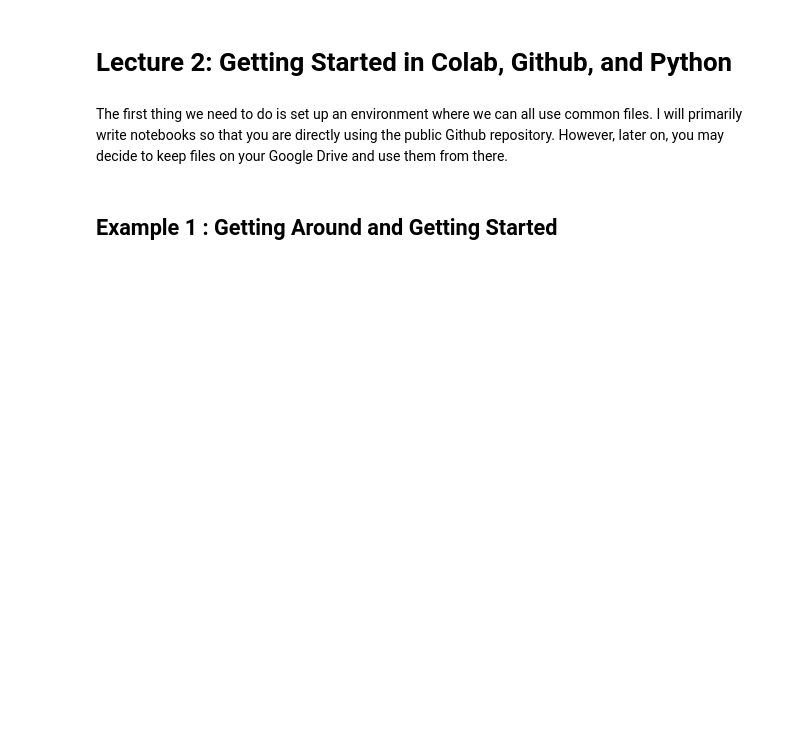
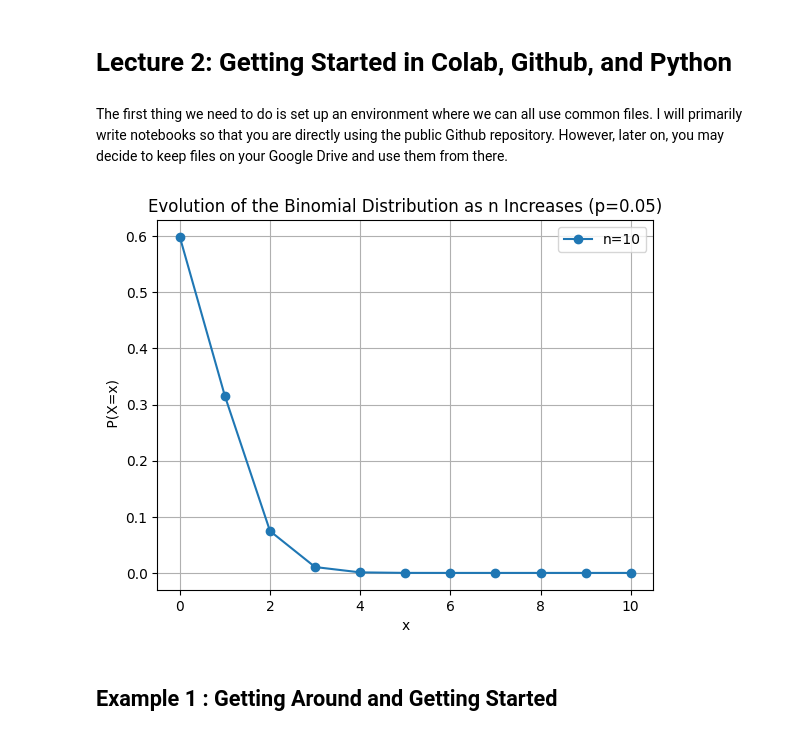
Before and after one commit to AngleKit/HomeworkPython, a Jupyter notebook: Day2_final.ipynb, the cells around one changed output. Cells and saved outputs as stored; diff of their text form; code cells hidden in the pictures; blank space fills up the shorter version.

```diff
--- a/Day2_final.ipynb
+++ b/Day2_final.ipynb
@@ -4,6 +4,37 @@
 # Lecture 2: Getting Started in Colab, Github, and Python
 # %% [markdown]
 The first thing we need to do is set up an environment where we can all use common files. I will primarily write notebooks so that you are directly using the public Github repository. However, later on, you may decide to keep files on your Google Drive and use them from there.
+# %%
+# Code to solve for binomial distribution using Python
+import math
+import numpy as np
+import matplotlib.pyplot as plt
+
+# Parameters
+p = 0.05   # probability of "defective"
+n_values = [10]  # different batch sizes
+
+#plt.figure(figsize=(10, 6))
+
+for n in n_values:
+    x = np.arange(0, n+1)
+    pmf = []
+
+    for k in x:
+        # P(X=k) = C(n,k) * (p^k) * (1-p)^(n-k)
+        prob = math.comb(n, k) * (p**k) * ((1-p)**(n-k))
+        pmf.append(prob)
+
+    # Plot distribution
+    plt.plot(x, pmf, marker='o', label=f'n={n}')
+
+plt.title('Evolution of the Binomial Distribution as n Increases (p=0.05)')
+plt.xlabel('x')
+plt.ylabel(' P(X=x)')
+plt.legend()
+plt.grid(True)
+# %% [output]
+[figure, added]
 # %% [markdown]
 ## Example 1 : Getting Around and Getting Started
 # %% [markdown]
```
